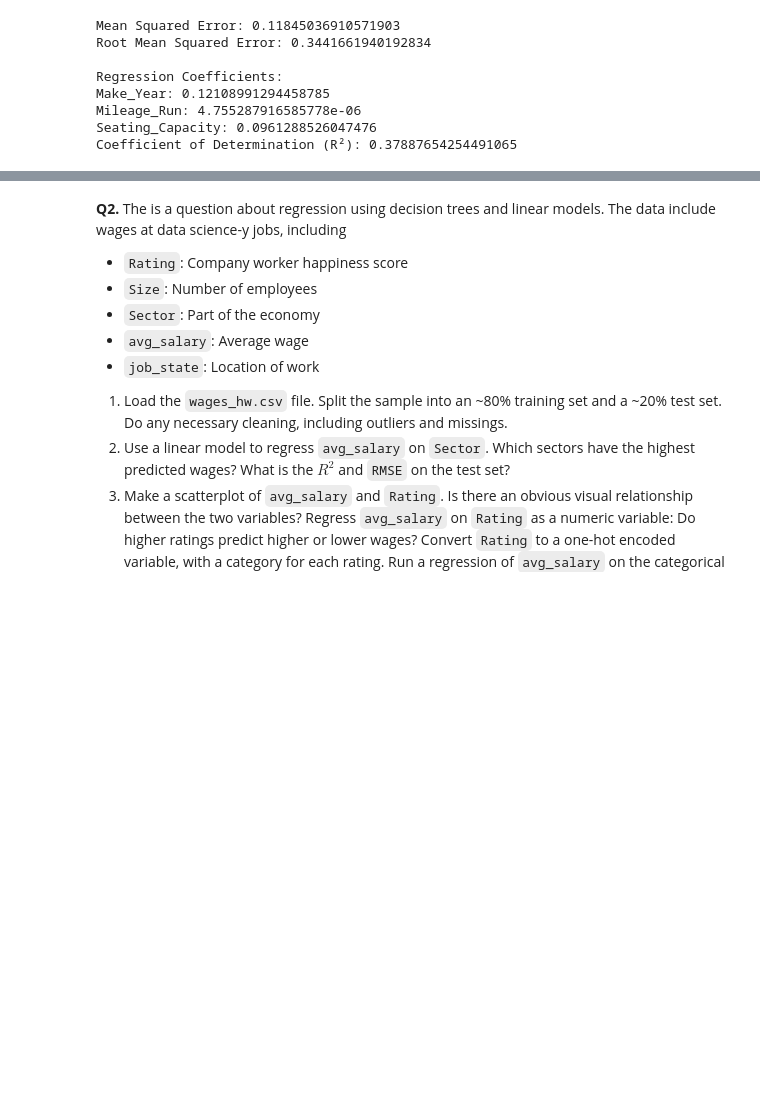
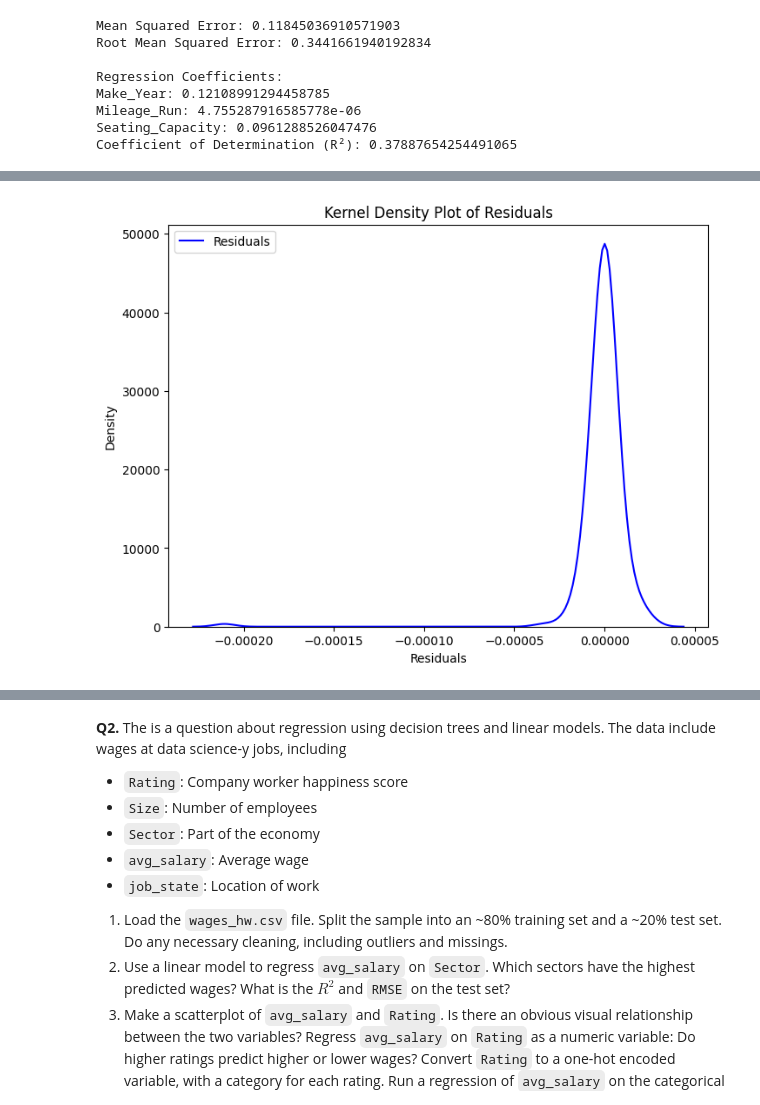
Before and after one commit to kaitlinblakeslee/assignment4, a Jupyter notebook: assignment4.ipynb, the cells around one changed output, grey strips where cells are left out. Cells and saved outputs as stored; diff of their text form; code cells hidden in the pictures; blank space fills up the shorter version.

```diff
--- a/assignment4.ipynb
+++ b/assignment4.ipynb
@@ -286,0 +387,15 @@ print(cdf_encoded)
+# %%
+# Use the PolynomialFeatures function from sklearn to expand the set of numerical variables you're using, along with the categorical variables.
+# As you increase the degree of the expansion, how do the  𝑅2  and RMSE change?
+# At what point does  𝑅2  go negative on the test set? For your best model with expanded features, what is the  𝑅2  and RMSE?
+# How does it compare to your best model from part 3?
+
+from sklearn.preprocessing import PolynomialFeatures
+
+X = cdf_encoded
+
+expander = PolynomialFeatures(degree=2, include_bias=False) # Create the expander
+Z = expander.fit_transform(X) # Pass the df into the expander to get powers/interactions of x and y
+names = expander.get_feature_names_out() # Get the names of these variables
+zdf = pd.DataFrame(data=Z, columns = names) # Create a new, expanded dataframe
+zdf.head()
@@ -286,0 +481,27 @@ print(cdf_encoded)
+# %%
+# def slr(x,y): # Single Linear Regression Function
+#     x_bar = np.mean(x) # Average of x's
+#     y_bar = np.mean(y) # Average of y's
+#     b1 = np.inner(x-x_bar,y-y_bar)/np.inner(x-x_bar,x) # Slope coefficient
+#     b0 = y_bar - b1*x_bar # Intercept coefficient
+#     y_hat = b0 + b1*x   # Compute predictions
+#     residuals = y - y_hat   # Compute residuals
+#     return({'b0':b0,'b1':b1,'y_hat':y_hat,'residuals':residuals})
+
+# print(slr(y_test4, y_pred4))
+
+# Calculate the residuals (errors)
+residuals = y_test4 - y_pred4
+
+# Create a kernel density plot for residuals
+plt.figure(figsize=(8, 6))
+sns.kdeplot(residuals, color='blue', label='Residuals')
+plt.xlabel("Residuals")
+plt.ylabel("Density")
+plt.title("Kernel Density Plot of Residuals")
+plt.legend()
+plt.show()
+
+#Yes the kernel density plot appears to be roughly bell-shaped around 0. The model seems to be very strong. However, it's almost too predictive at this point which raises some concerns. I'm slightly confused about how the coefficient of determination shot up so much after just expanding the dataset to the power of 2.
+# %% [output]
+[figure, added]
```
Also changed, not shown: parts of 15 cells of this notebook.
